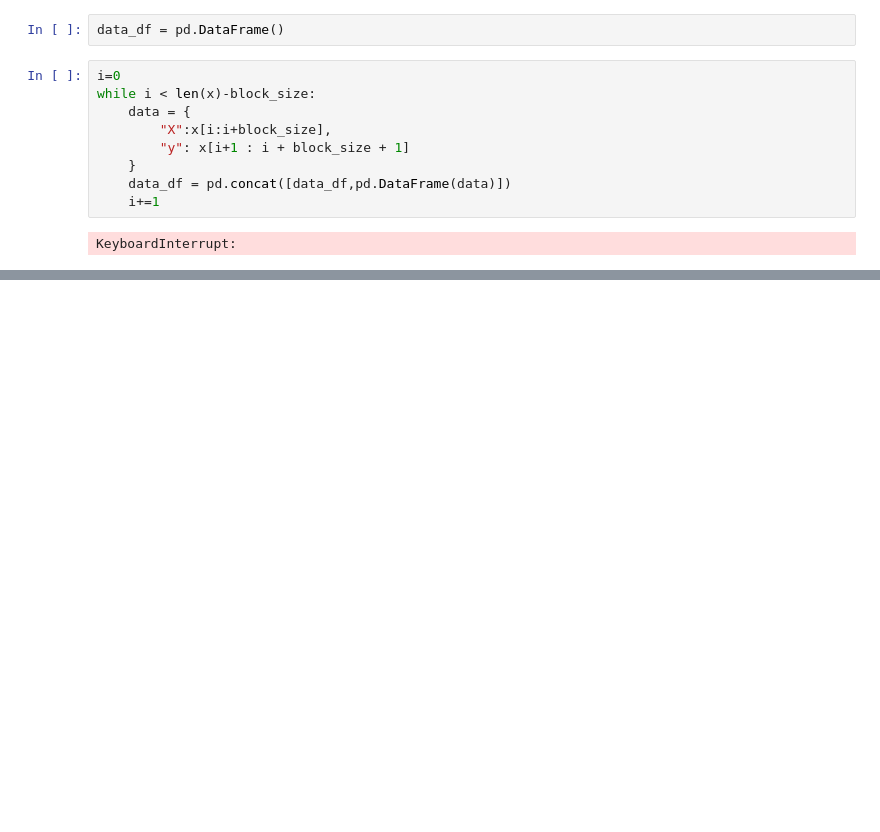
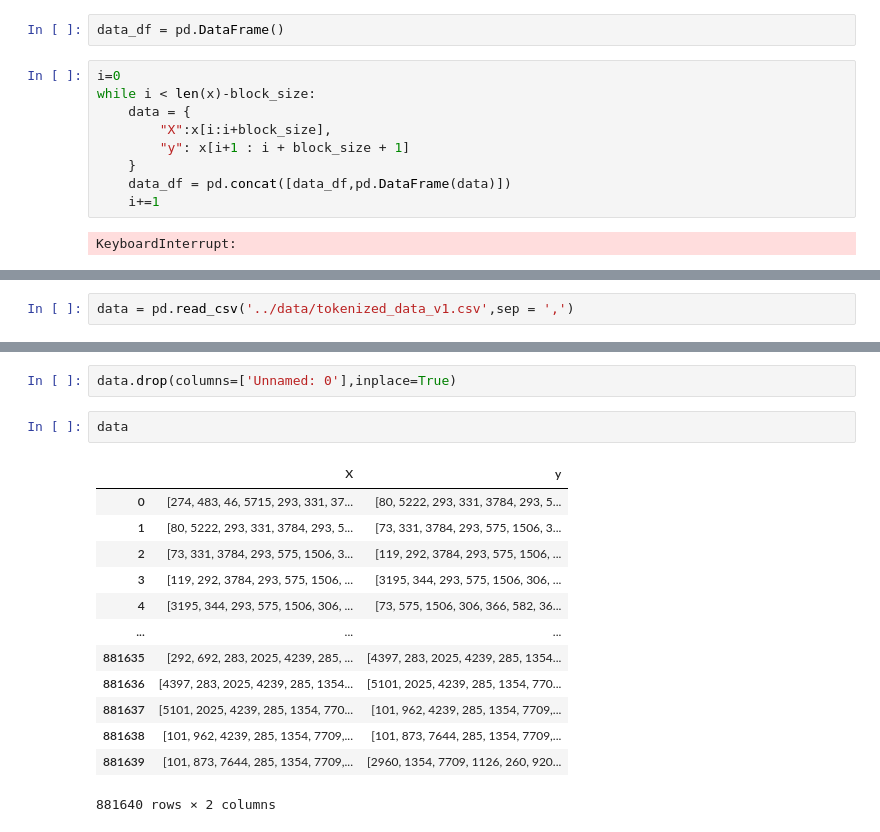
Before and after one commit to bhautik-pithadiya/GPT, a Jupyter notebook: NOLAN_wiki/preprocessing_Dataset_v1.ipynb, the cells around one changed output, grey strips where cells are left out. Drawn from its saved outputs; the diff is of its cells as text; blank space fills up the shorter version.

Commit message:
tokeninzing data

```diff
--- a/NOLAN_wiki/preprocessing_Dataset_v1.ipynb
+++ b/NOLAN_wiki/preprocessing_Dataset_v1.ipynb
@@ -71,0 +74,2 @@ KeyboardInterrupt:
+# %%
+data = pd.read_csv('../data/tokenized_data_v1.csv',sep = ',')
@@ -71,0 +85,18 @@ KeyboardInterrupt:
+# %%
+data.drop(columns=['Unnamed: 0'],inplace=True)
+# %%
+data
+# %% [output]
+|  | X | y |
+| 0 | [274, 483, 46, 5715, 293, 331, 37... | [80, 5222, 293, 331, 3784, 293, 5... |
+| 1 | [80, 5222, 293, 331, 3784, 293, 5... | [73, 331, 3784, 293, 575, 1506, 3... |
+| 2 | [73, 331, 3784, 293, 575, 1506, 3... | [119, 292, 3784, 293, 575, 1506, ... |
+| 3 | [119, 292, 3784, 293, 575, 1506, ... | [3195, 344, 293, 575, 1506, 306, ... |
+| 4 | [3195, 344, 293, 575, 1506, 306, ... | [73, 575, 1506, 306, 366, 582, 36... |
+| ... | ... | ... |
+| 881635 | [292, 692, 283, 2025, 4239, 285, ... | [4397, 283, 2025, 4239, 285, 1354... |
+| 881636 | [4397, 283, 2025, 4239, 285, 1354... | [5101, 2025, 4239, 285, 1354, 770... |
+| 881637 | [5101, 2025, 4239, 285, 1354, 770... | [101, 962, 4239, 285, 1354, 7709,... |
+| 881638 | [101, 962, 4239, 285, 1354, 7709,... | [101, 873, 7644, 285, 1354, 7709,... |
+| 881639 | [101, 873, 7644, 285, 1354, 7709,... | [2960, 1354, 7709, 1126, 260, 920... |
+881640 rows × 2 columns
```
Also changed, not shown: parts of 2 cells of this notebook, 4 other files.
